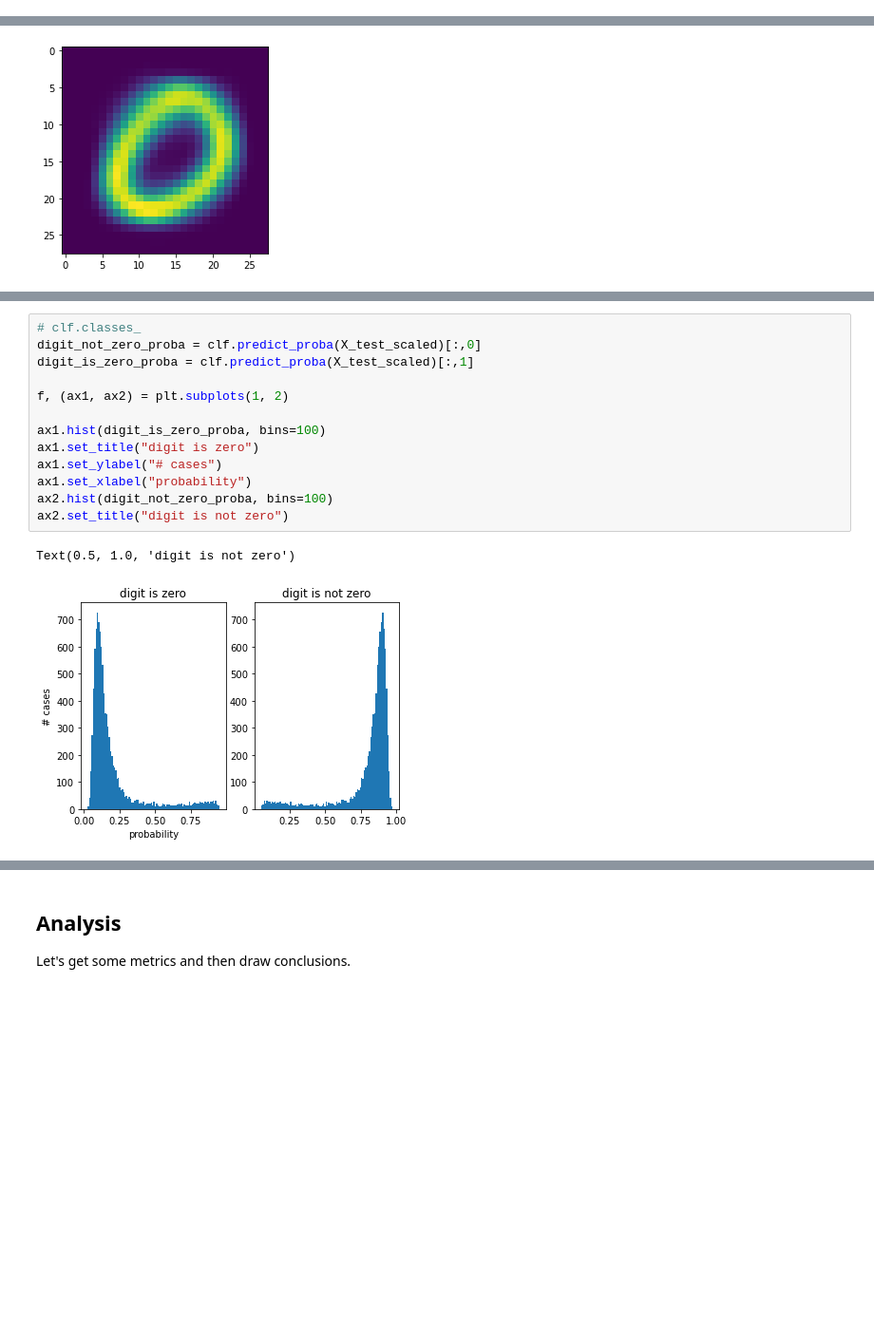
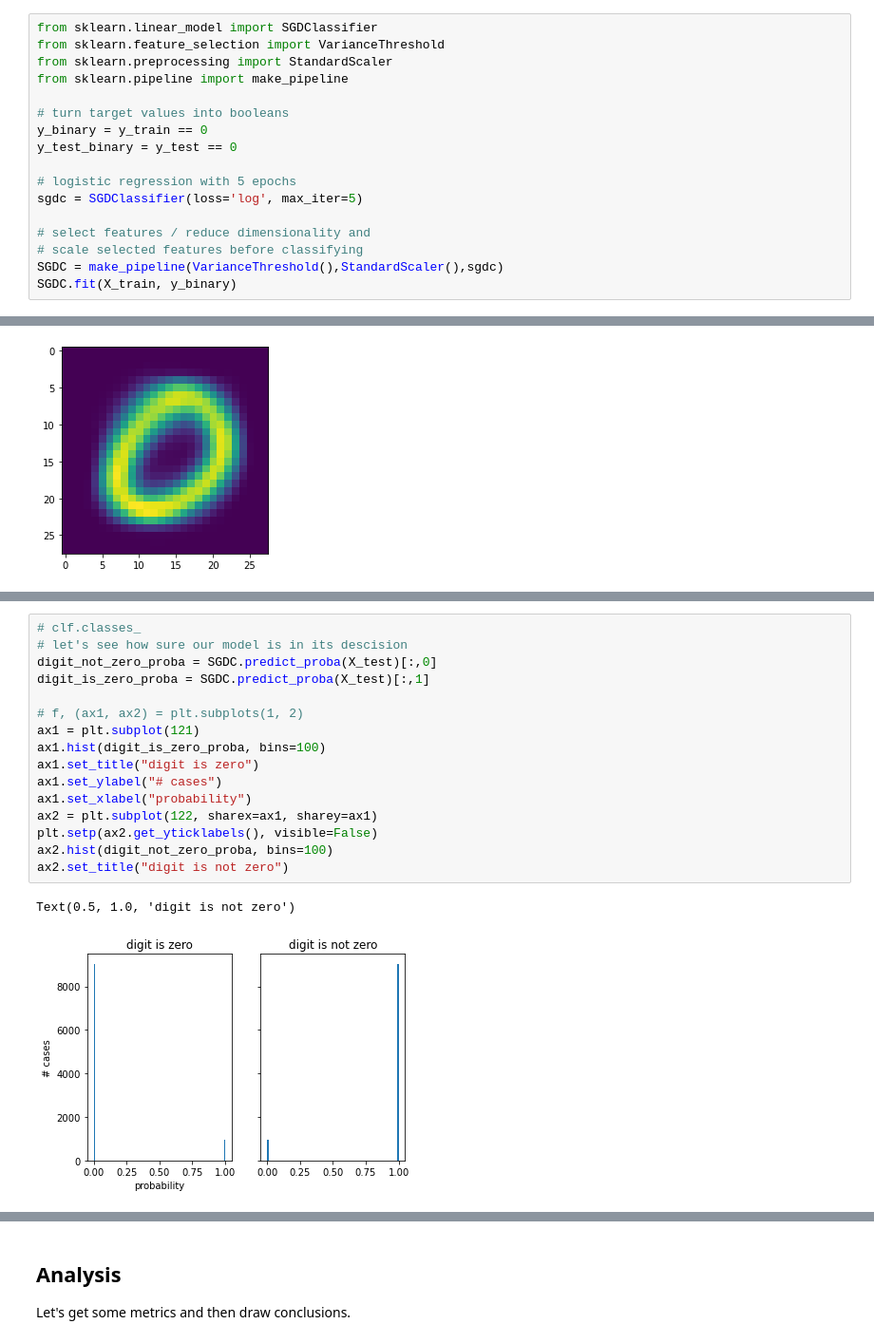
Before and after one commit to philj0st/MNIST-Digit-Classification, a Jupyter notebook: MNIST-Digits.ipynb, the cells around one changed output, grey strips where cells are left out. Shown at 95% size. Cells and saved outputs as stored; diff of their text form; blank space fills up the shorter version.

```diff
--- a/MNIST-Digits.ipynb
+++ b/MNIST-Digits.ipynb
@@ -142,0 +116,17 @@ score, f1
+# %%
+from sklearn.linear_model import SGDClassifier
+from sklearn.feature_selection import VarianceThreshold
+from sklearn.preprocessing import StandardScaler
+from sklearn.pipeline import make_pipeline
+
+# turn target values into booleans
+y_binary = y_train == 0
+y_test_binary = y_test == 0
+
+# logistic regression with 5 epochs
+sgdc = SGDClassifier(loss='log', max_iter=5)
+
+# select features / reduce dimensionality and
+# scale selected features before classifying
+SGDC = make_pipeline(VarianceThreshold(),StandardScaler(),sgdc)
+SGDC.fit(X_train, y_binary)
@@ -180,16 +194,19 @@ for i in range(samples):
 # %%
 # clf.classes_
-digit_not_zero_proba = clf.predict_proba(X_test_scaled)[:,0]
-digit_is_zero_proba = clf.predict_proba(X_test_scaled)[:,1]
+# let's see how sure our model is in its descision
+digit_not_zero_proba = SGDC.predict_proba(X_test)[:,0]
+digit_is_zero_proba = SGDC.predict_proba(X_test)[:,1]
 
-f, (ax1, ax2) = plt.subplots(1, 2)
-
+# f, (ax1, ax2) = plt.subplots(1, 2)
+ax1 = plt.subplot(121)
 ax1.hist(digit_is_zero_proba, bins=100)
 ax1.set_title("digit is zero")
 ax1.set_ylabel("# cases")
 ax1.set_xlabel("probability")
+ax2 = plt.subplot(122, sharex=ax1, sharey=ax1)
+plt.setp(ax2.get_yticklabels(), visible=False)
 ax2.hist(digit_not_zero_proba, bins=100)
 ax2.set_title("digit is not zero")
 # %% [output]
 Text(0.5, 1.0, 'digit is not zero')
-[figure, old version]
+[figure, new version]
```
Also changed, not shown: parts of 28 cells of this notebook.
